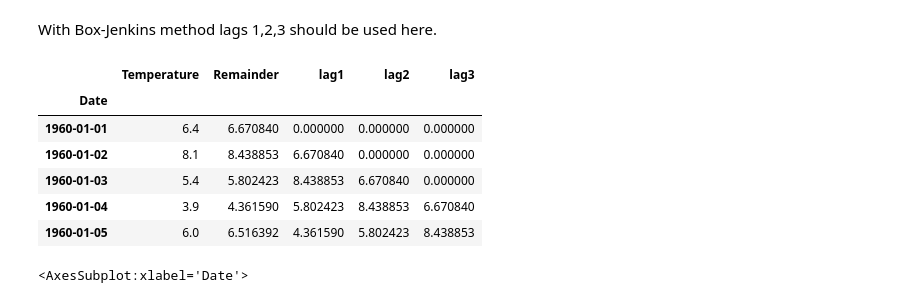
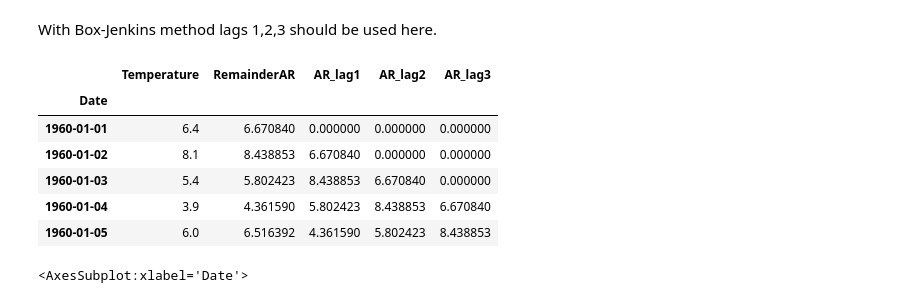
Before and after one commit to raphaelw/data-science-bootcamp, a Jupyter notebook: 07_week/project/time_series_weather.ipynb, the cells around one changed output. Cells and saved outputs as stored; diff of their text form; code cells hidden in the pictures.

```diff
--- a/07_week/project/time_series_weather.ipynb
+++ b/07_week/project/time_series_weather.ipynb
@@ -252,12 +254,12 @@ df['lag3'] = df['Remainder'].shift(3, fill_value=0.0)
-# %%
-df[['Temperature','Remainder','lag1','lag2','lag3']].head()
-# %% [output]
-|  | Temperature | Remainder | lag1 | lag2 | lag3 |
-| Date |  |  |  |  |  |
-| 1960-01-01 | 6.4 | 6.670840 | 0.000000 | 0.000000 | 0.000000 |
-| 1960-01-02 | 8.1 | 8.438853 | 6.670840 | 0.000000 | 0.000000 |
-| 1960-01-03 | 5.4 | 5.802423 | 8.438853 | 6.670840 | 0.000000 |
-| 1960-01-04 | 3.9 | 4.361590 | 5.802423 | 8.438853 | 6.670840 |
-| 1960-01-05 | 6.0 | 6.516392 | 4.361590 | 5.802423 | 8.438853 |
+# %%
+df[['Temperature','RemainderAR','AR_lag1','AR_lag2','AR_lag3']].head()
+# %% [output]
+|  | Temperature | RemainderAR | AR_lag1 | AR_lag2 | AR_lag3 |
+| Date |  |  |  |  |  |
+| 1960-01-01 | 6.4 | 6.670840 | 0.000000 | 0.000000 | 0.000000 |
+| 1960-01-02 | 8.1 | 8.438853 | 6.670840 | 0.000000 | 0.000000 |
+| 1960-01-03 | 5.4 | 5.802423 | 8.438853 | 6.670840 | 0.000000 |
+| 1960-01-04 | 3.9 | 4.361590 | 5.802423 | 8.438853 | 6.670840 |
+| 1960-01-05 | 6.0 | 6.516392 | 4.361590 | 5.802423 | 8.438853 |
 # %%
 # Fit model with lags
```
Also changed, not shown: parts of 9 cells of this notebook.
